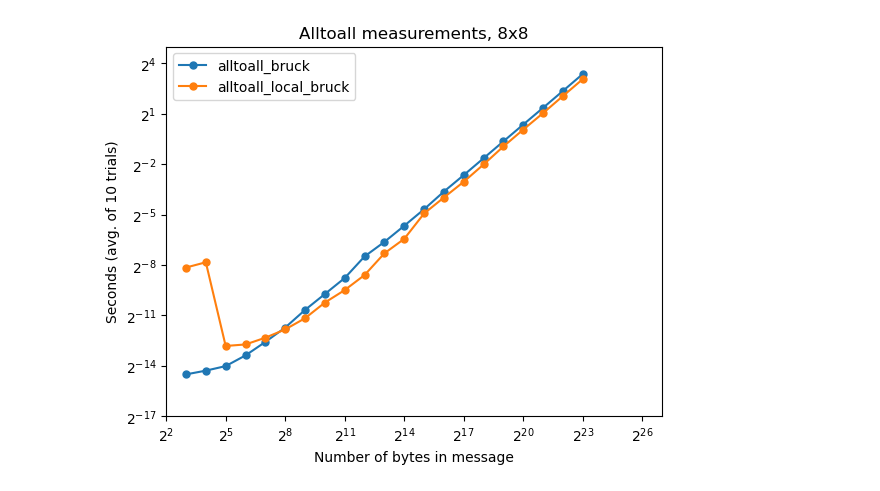
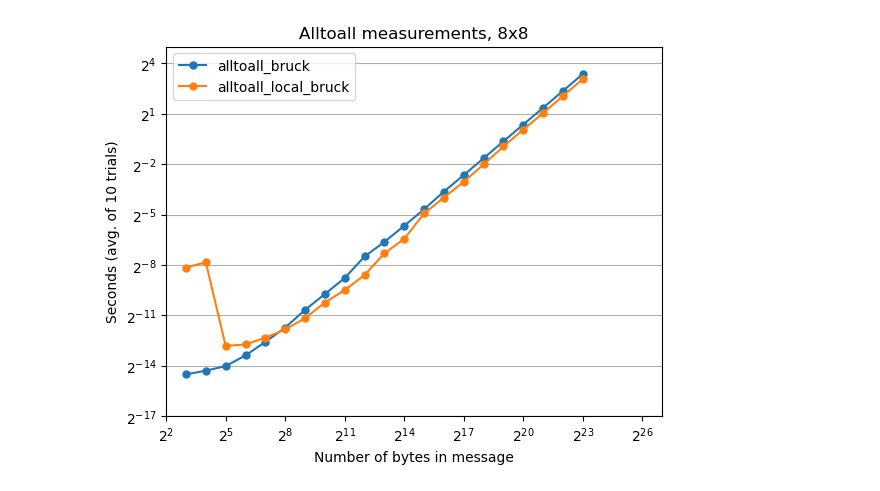
Before and after one commit to mctimm/CS542-Project, a Jupyter notebook: plots.ipynb, the cells around one changed output. Cells and saved outputs as stored; diff of their text form; code cells hidden in the pictures.

```diff
--- a/plots.ipynb
+++ b/plots.ipynb
@@ -125,23 +129,24 @@ plt.show()
 # %%
 data_8x8 = pd.read_csv('results_8x8_big.csv')
 data_bruck = data_8x8[data_8x8["algorithm"] == "alltoall_bruck"]
 data_local_bruck = data_8x8[data_8x8["algorithm"] == "alltoall_local_bruck"]
 
 fig = plt.figure()
 ax = fig.add_subplot(1, 1, 1)
 
 ax.plot(data_bruck["num_doubles_per_proc"]*8/64, data_bruck["seconds"], 'o-', label='alltoall_bruck', markersize=5)
 ax.plot(data_local_bruck["num_doubles_per_proc"]*8/64, data_local_bruck["seconds"], 'o-', label='alltoall_local_bruck', markersize=5)
 
 plt.xlim([2**2, 2**27])
 plt.ylim([2**-17, 2**5])
 ax.set_xscale('log', base=2)
 ax.set_yscale('log', base=2)
 ax.set_title("Alltoall measurements, 8x8")
 ax.set_xlabel("Number of bytes in message")
 ax.set_ylabel("Seconds (avg. of 10 trials)")
 ax.legend()
+ax.grid(axis='y')
 plt.savefig("alltoall_8x8_big.jpg")
 plt.show()
 # %% [output]
-[figure, old version]
+[figure, new version]
```
Also changed, not shown: parts of 4 cells of this notebook, 4 other files.
